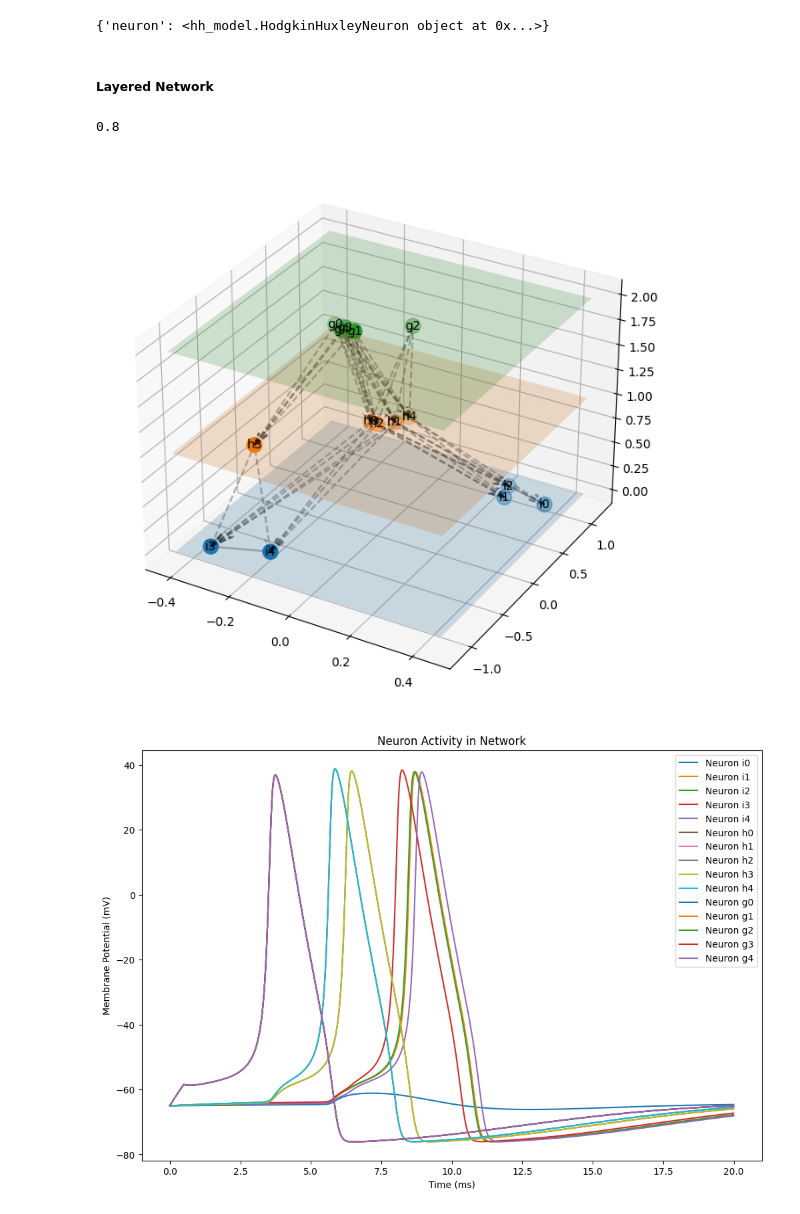
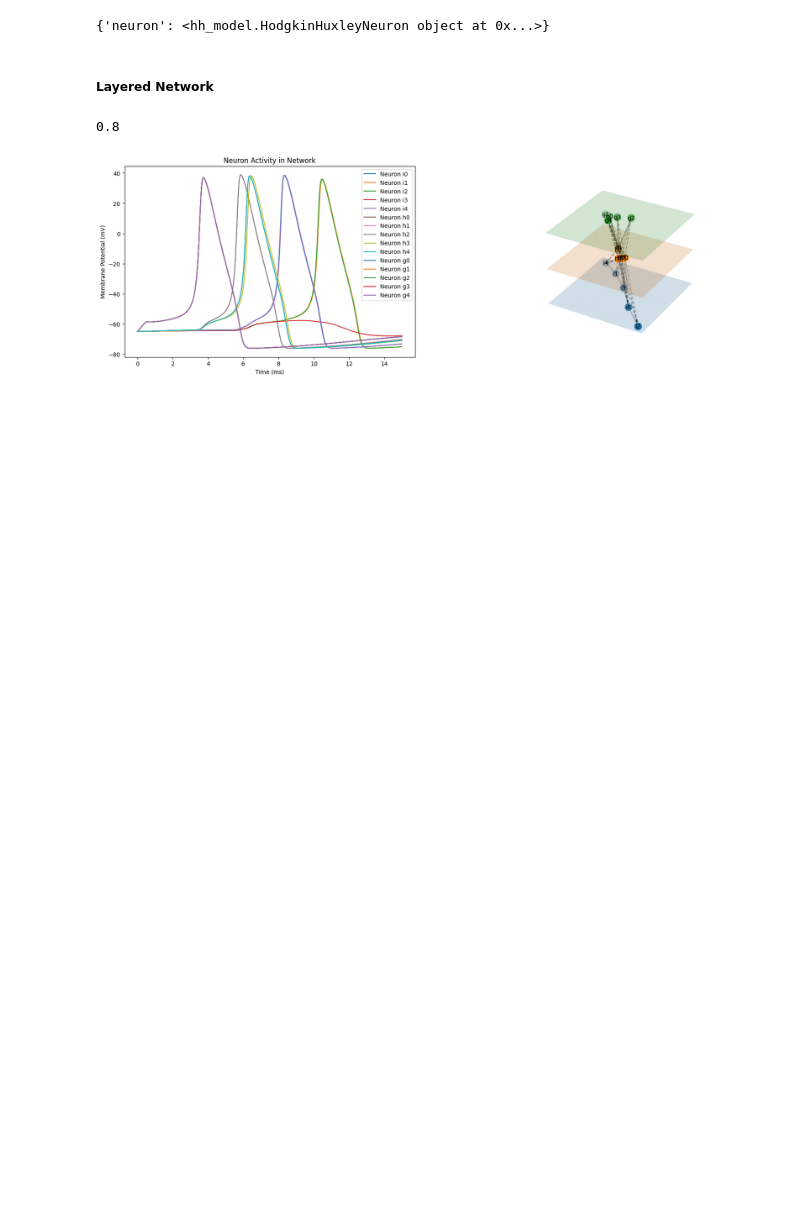
Before and after one commit to ZhuonengBao/Computational-Science-Project, a Jupyter notebook: notebooks/understanding_layered_network.ipynb, the cells around one changed output. Drawn from its saved outputs; the diff is of its cells as text; code cells hidden in the pictures; blank space fills up the shorter version.

Commit message:
Progress in Verbose

```diff
--- a/notebooks/understanding_layered_network.ipynb
+++ b/notebooks/understanding_layered_network.ipynb
@@ -119,7 +119,7 @@ print(digraph.nodes()['0'])
 # %%
 class LayeredNetworkGraph(object):
 
-    def __init__(self, graphs, inter_prob=0.0, layout=nx.spring_layout, ax=None):
+    def __init__(self, graphs, inter_prob=0.0, layout=nx.spring_layout, ax=None, verbose=False):
         """Given an ordered list of graphs [g1, g2, ..., gn] that represent
         different layers in a multi-layer network, plot the network in
         3D with the different layers separated along the z-axis.
@@ -148,11 +148,6 @@ class LayeredNetworkGraph(object):
         self.inter_prob = inter_prob
         self.layout = layout
 
-        if ax:
-            self.ax = ax
-        else:
-            fig = plt.figure()
-            self.ax = fig.add_subplot(111, projection='3d')
 
         # create internal representation of nodes and edges
         self.get_nodes()
@@ -161,7 +156,37 @@ class LayeredNetworkGraph(object):
 
         # compute layout and plot
         self.get_node_positions()
-        self.draw()
+
+        if verbose:
+            # Run your function
+            obj = self.run()
+            print(obj)
+
+            # Create a figure with 1 row and 2 columns for subplots
+            fig, axes = plt.subplots(1, 2, figsize=(20, 6))
+
+            # Assign axes[1] to the 3D plot
+            axes[1].set_axis_off()
+            self.ax = fig.add_subplot(122, projection='3d')  # Assign 3D subplot to axes[1]
+            self.ax.set_axis_off()  # Turn off the entire axis (including labels and ticks)
+
+            # Call the draw function for the 3D plot
+            self.draw()
+
+            # Plot the 2D results on axes[0]
+            axes[0].set_xlabel("Time (ms)")
+            axes[0].set_ylabel("Membrane Potential (mV)")
+            axes[0].set_title("Neuron Activity in Network")
+
+            # Plotting the 2D data for each neuron on axes[0]
+            for node, voltages in self.V_record.items():
+                min_len = min(len(time), len(voltages))  # Ensure time and voltages have the same length
+                axes[0].plot(time[:min_len], voltages[:min_len], label=f'Neuron {node}')
+
+            axes[0].legend()
+
+            # Show the plot
+            plt.show()
 
 
     def get_nodes(self):
@@ -265,7 +290,7 @@ class LayeredNetworkGraph(object):
 
     def draw_node_labels(self, *args, **kwargs):
         for node, z in self.nodes:
-            ax.text(*self.node_positions[(node, z)], node, *args, **kwargs)
+            self.ax.text(*self.node_positions[(node, z)], node, *args, **kwargs)
 
 
     def draw(self):
@@ -300,7 +325,10 @@ class LayeredNetworkGraph(object):
             for node in nodes:
                 V_record[node] = []
 
+
+        total_endpoints = len(self.update[self.graphs[0]])
         endpoint_reached = 0
+
 
         for i in range(len(time)):
             for g in self.graphs[::-1]:
@@ -317,51 +345,34 @@ class LayeredNetworkGraph(object):
                         for pred in list(g.predecessors(node)):
                             parent = Network[pred]['neuron']
                             I_temp += weight * np.exp(-(neuron.V - parent.V) / tau)
 
                         neuron.step(dt, I_temp)
                         V_record[node].append(neuron.V)
 
                         # Find peak
                         if i > 3 and V_record[node][-3] < V_record[node][-2] and V_record[node][-2] > V_record[node][-1]:
                             if V_record[node][-2] > 30.0:
                                 endpoint_reached += 1
                     else:
                         for pred in list(g.predecessors(node)):
                             parent = Network[pred]['neuron']
                             I_temp += weight * np.exp(-(neuron.V - parent.V) / tau)
 
                         neuron.step(dt, I_temp)
                         V_record[node].append(neuron.V)
 
-        print(endpoint_reached / 5)
+        self.V_record = V_record
 
-        # print(V_record.keys())
-        # print(self.update)
-        # Plotting results
-        plt.figure(figsize=(12, 8))
-        for node, voltages in V_record.items():
-            plt.plot(time, voltages, label=f'Neuron {node}')
-        plt.legend()
-        plt.xlabel("Time (ms)")
-        plt.ylabel("Membrane Potential (mV)")
-        plt.title("Neuron Activity in Network")
-        plt.show()
+        return endpoint_reached / total_endpoints
 
 
 
 n = 5
 g = generate_erdos_renyi_digraph(n, p=0, s='g')
 h = generate_erdos_renyi_digraph(n, p=0.9, s='h')
 i = generate_erdos_renyi_digraph(n, p=0.9, s='i')
 prob_inter = 0.8
-# initialise figure and plot
-fig = plt.figure(figsize=(8,8))
-ax = fig.add_subplot(111, projection='3d')
-obj = LayeredNetworkGraph([g, h, i][::-1], prob_inter, ax=ax, layout=nx.spring_layout)
-obj.run()
-# ax.set_axis_off()
-plt.show()
+obj = LayeredNetworkGraph([g, h, i][::-1], prob_inter, layout=nx.spring_layout, verbose=True)
 # %% [output]
 0.8
-[figure, old version]
+[figure, new version]
-[figure, removed]
```
Also changed, not shown: parts of 2 cells of this notebook.
